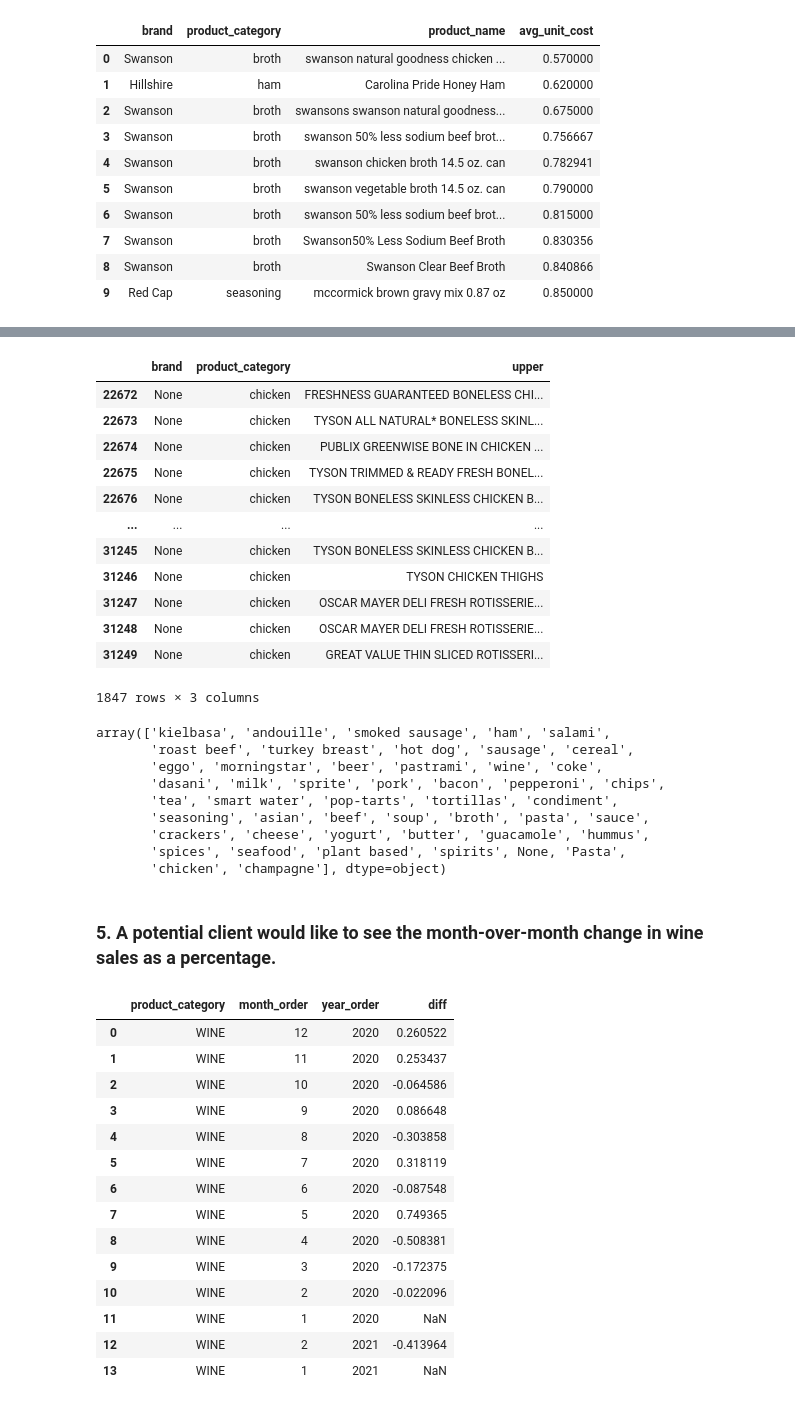
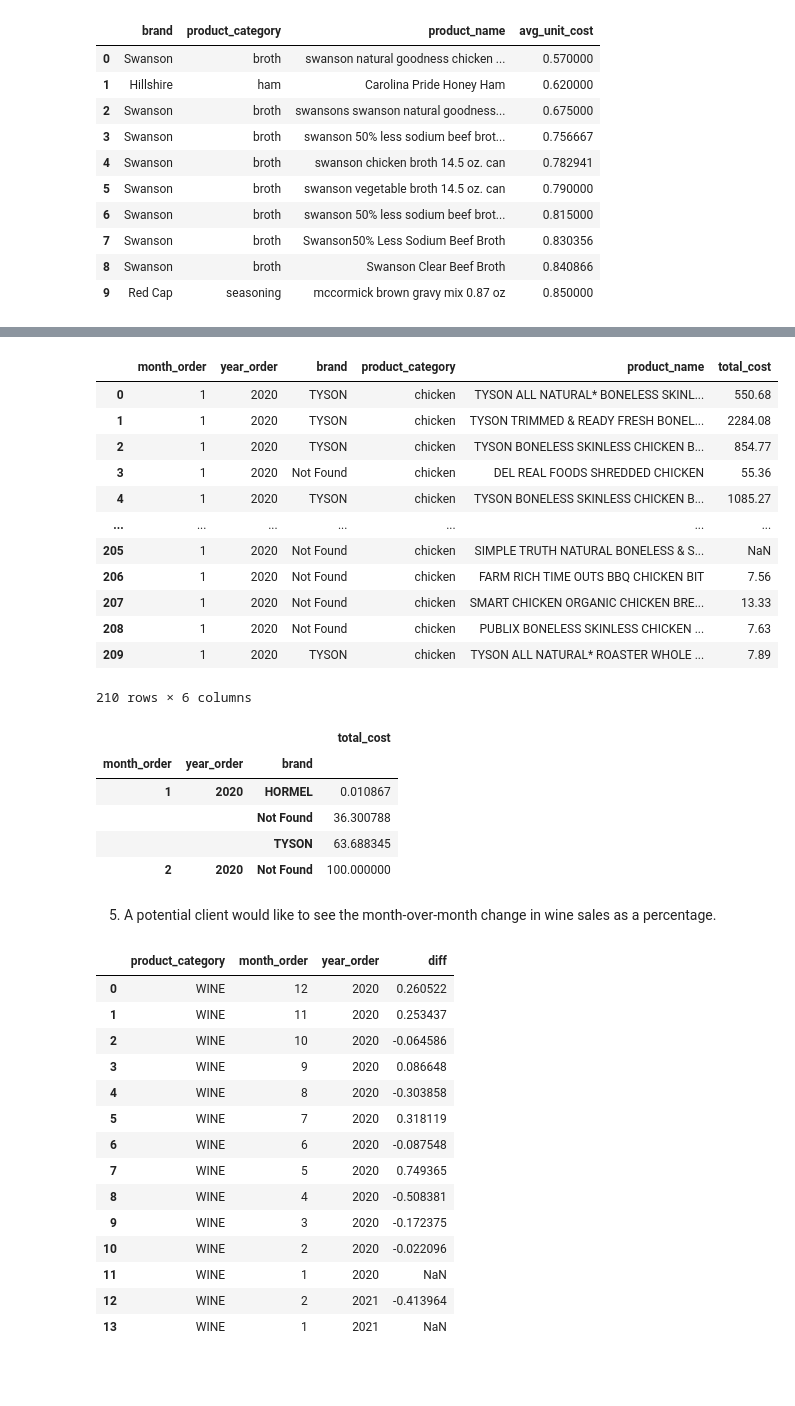
Before and after one commit to GusAlmeida93/emeals-challenge, a Jupyter notebook: challenge.ipynb, the cells around one changed output, grey strips where cells are left out. Cells and saved outputs as stored; diff of their text form; code cells hidden in the pictures; blank space fills up the shorter version.

```diff
--- a/challenge.ipynb
+++ b/challenge.ipynb
@@ -159,0 +152,13 @@ FROM {schema}.groceryorders
+# %%
+query = f'''
+SELECT
+client,
+UPPER(brand) as brand,
+active
+FROM {schema}.clientbrand
+ORDER BY
+active DESC
+'''
+
+brands = redshift_query(host, database, user, password, query)
+brands
@@ -177,28 +219,19 @@ result
-# %%
-result[(result['upper'].str.contains('CHICKEN') == True) & (result['product_category'] == 'chicken')]
-# %% [output]
-|  | brand | product_category | upper |
-| 22672 | None | chicken | FRESHNESS GUARANTEED BONELESS CHI... |
-| 22673 | None | chicken | TYSON ALL NATURAL* BONELESS SKINL... |
-| 22674 | None | chicken | PUBLIX GREENWISE BONE IN CHICKEN ... |
-| 22675 | None | chicken | TYSON TRIMMED & READY FRESH BONEL... |
-| 22676 | None | chicken | TYSON BONELESS SKINLESS CHICKEN B... |
-| ... | ... | ... | ... |
-| 31245 | None | chicken | TYSON BONELESS SKINLESS CHICKEN B... |
-| 31246 | None | chicken | TYSON CHICKEN THIGHS |
-| 31247 | None | chicken | OSCAR MAYER DELI FRESH ROTISSERIE... |
-| 31248 | None | chicken | OSCAR MAYER DELI FRESH ROTISSERIE... |
-| 31249 | None | chicken | GREAT VALUE THIN SLICED ROTISSERI... |
-1847 rows × 3 columns
+# %%
+for brand in brands['brand']:
+    result['brand'] = result.apply(lambda x: brand if brand in x['product_name'] else x['brand']  , axis = 1 )
 # %%
-result['product_category'].unique()
+result
 # %% [output]
+|  | month_order | year_order | brand | product_category | product_name | total_cost |
+| 0 | 1 | 2020 | TYSON | chicken | TYSON ALL NATURAL* BONELESS SKINL... | 550.68 |
+| 1 | 1 | 2020 | TYSON | chicken | TYSON TRIMMED & READY FRESH BONEL... | 2284.08 |
+| 2 | 1 | 2020 | TYSON | chicken | TYSON BONELESS SKINLESS CHICKEN B... | 854.77 |
+| 3 | 1 | 2020 | Not Found | chicken | DEL REAL FOODS SHREDDED CHICKEN | 55.36 |
+| 4 | 1 | 2020 | TYSON | chicken | TYSON BONELESS SKINLESS CHICKEN B... | 1085.27 |
+| ... | ... | ... | ... | ... | ... | ... |
+| 205 | 1 | 2020 | Not Found | chicken | SIMPLE TRUTH NATURAL BONELESS & S... | NaN |
+| 206 | 1 | 2020 | Not Found | chicken | FARM RICH TIME OUTS BBQ CHICKEN BIT | 7.56 |
+| 207 | 1 | 2020 | Not Found | chicken | SMART CHICKEN ORGANIC CHICKEN BRE... | 13.33 |
+| 208 | 1 | 2020 | Not Found | chicken | PUBLIX BONELESS SKINLESS CHICKEN ... | 7.63 |
+| 209 | 1 | 2020 | TYSON | chicken | TYSON ALL NATURAL* ROASTER WHOLE ... | 7.89 |
-array(['kielbasa', 'andouille', 'smoked sausage', 'ham', 'salami',
-       'roast beef', 'turkey breast', 'hot dog', 'sausage', 'cereal',
-       'eggo', 'morningstar', 'beer', 'pastrami', 'wine', 'coke',
-       'dasani', 'milk', 'sprite', 'pork', 'bacon', 'pepperoni', 'chips',
-       'tea', 'smart water', 'pop-tarts', 'tortillas', 'condiment',
-       'seasoning', 'asian', 'beef', 'soup', 'broth', 'pasta', 'sauce',
-       'crackers', 'cheese', 'yogurt', 'butter', 'guacamole', 'hummus',
-       'spices', 'seafood', 'plant based', 'spirits', None, 'Pasta',
-       'chicken', 'champagne'], dtype=object)
+210 rows × 6 columns
@@ -205,5 +240,14 @@ array(['kielbasa', 'andouille', 'smoked sausage', 'ham', 'salami',
+# %%
+result_agg.groupby(level=0).apply(lambda x: 100 * x / float(x.sum()))
+# %% [output]
+|  |  |  | total_cost |
+| month_order | year_order | brand |  |
+| 1 | 2020 | HORMEL | 0.010867 |
+|  |  | Not Found | 36.300788 |
+|  |  | TYSON | 63.688345 |
+| 2 | 2020 | Not Found | 100.000000 |
 # %% [markdown]
-### 5. A potential client would like to see the month-over-month change in wine sales as a percentage.
+5. A potential client would like to see the month-over-month change in wine sales as a percentage.
 # %%
 query = f"""
 WITH lag_table AS(
```
Also changed, not shown: parts of 20 cells of this notebook, 8 other files.
